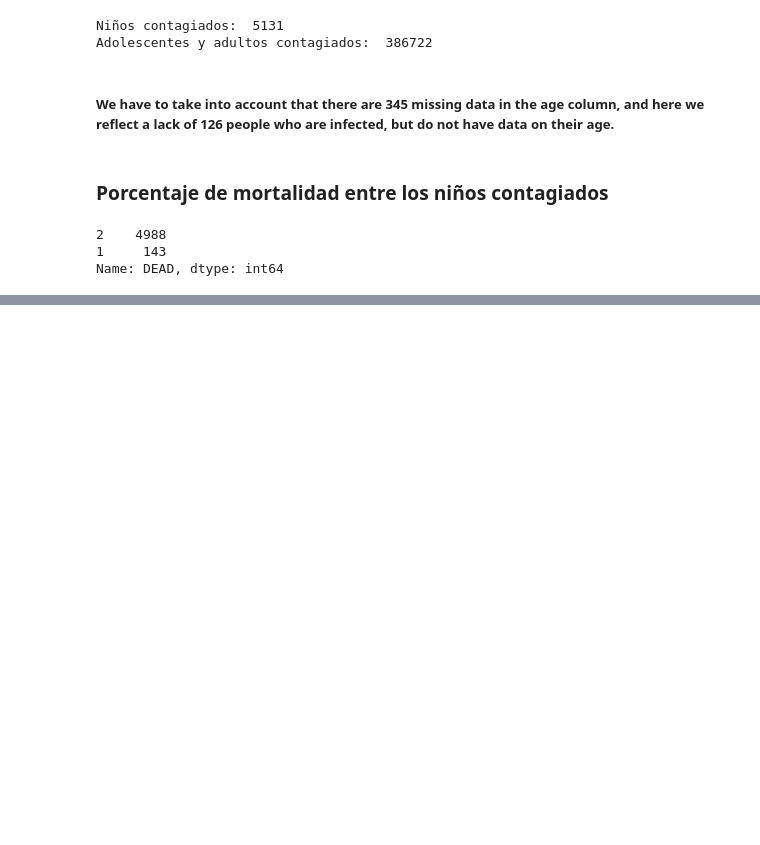
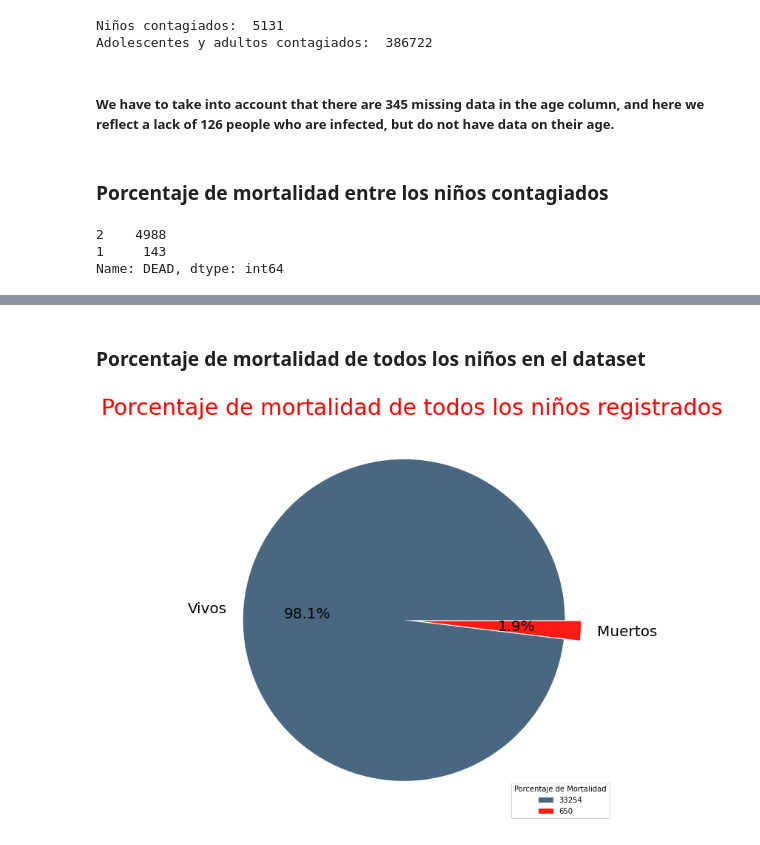
Before and after one commit to SamuelG0319/Final_Project_DS, a Jupyter notebook: cleanning-data.ipynb, the cells around one changed output, grey strips where cells are left out. Saved outputs shown, nothing was run; the diff lists cells and outputs as text; code cells hidden in the pictures; blank space fills up the shorter version.

```diff
--- a/cleanning-data.ipynb
+++ b/cleanning-data.ipynb
@@ -302,0 +342,15 @@ plt.show()
+# %% [markdown]
+### Porcentaje de mortalidad de todos los niños en el dataset
+# %%
+# Creating a graph to see the percentage of dead kids infected or not infected with Covid-19
+labels = ["Vivos", "Muertos"]
+sizes = df_kids['DEAD'].value_counts()
+colors = ['#496780', '#FF1B12']
+plt.figure(figsize = (10,10))
+plt.pie(sizes, labels=labels, autopct='%1.1f%%', textprops={'fontsize':20, 'color':"black"}, colors = colors,
+        explode=[0.05, 0.05])
+plt.title('Porcentaje de mortalidad de todos los niños registrados',color = 'red',fontsize = 30)
+plt.legend(df_kids['DEAD'].value_counts(), loc = 'lower right', title = 'Porcentaje de Mortalidad')
+plt.show()
+# %% [output]
+[figure, added]
```
Also changed, not shown: parts of 19 cells of this notebook.
